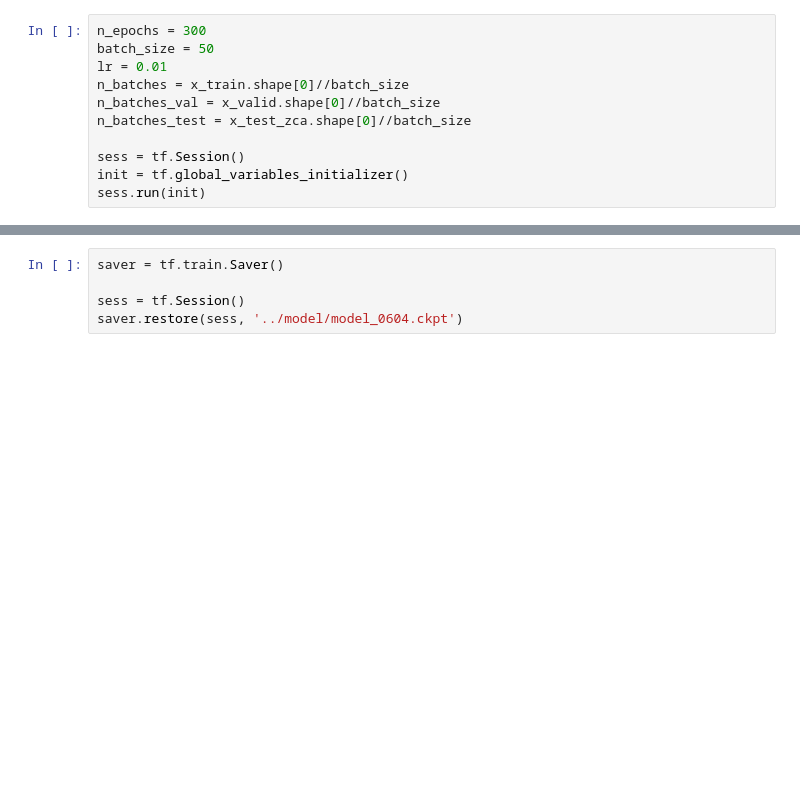
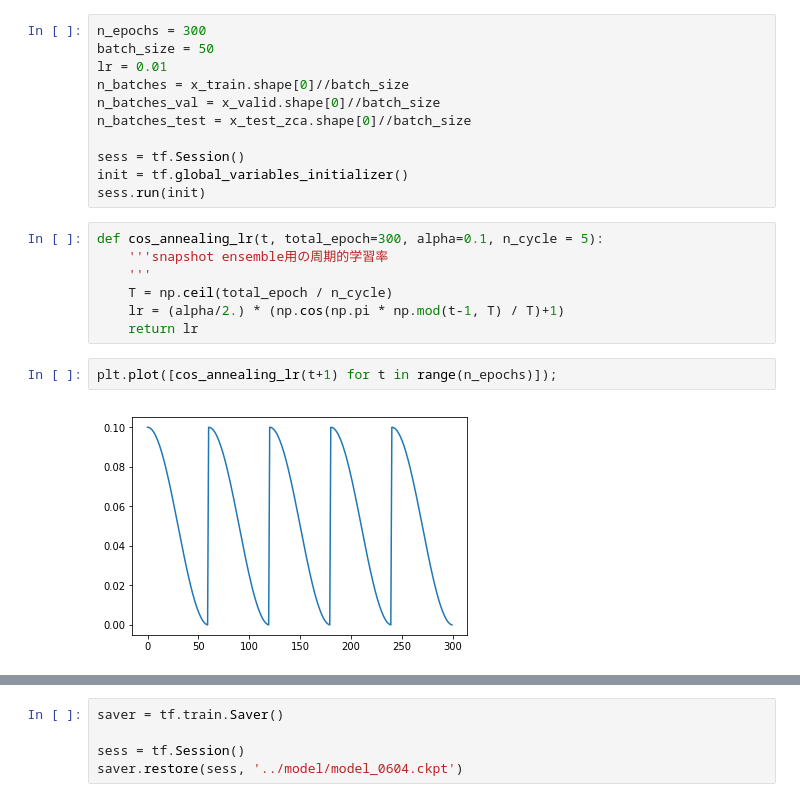
Before and after one commit to GENZITSU/UsefulCodes, a Jupyter notebook: Image_Recognition.ipynb, the cells around one changed output, grey strips where cells are left out. Cells and saved outputs as stored; diff of their text form; blank space fills up the shorter version.

```diff
--- a/Image_Recognition.ipynb
+++ b/Image_Recognition.ipynb
@@ -351,6 +357,17 @@ n_batches_test = x_test_zca.shape[0]//batch_size
 sess = tf.Session()
 init = tf.global_variables_initializer()
 sess.run(init)
+# %%
+def cos_annealing_lr(t, total_epoch=300, alpha=0.1, n_cycle = 5):
+    '''snapshot ensemble用の周期的学習率
+    '''
+    T = np.ceil(total_epoch / n_cycle)
+    lr = (alpha/2.) * (np.cos(np.pi * np.mod(t-1, T) / T)+1)
+    return lr
+# %%
+plt.plot([cos_annealing_lr(t+1) for t in range(n_epochs)]);
+# %% [output]
+[figure, added]
 # %%
 for epoch in range(n_epochs):
     cost_train = []
```
Also changed, not shown: parts of 11 cells of this notebook.
